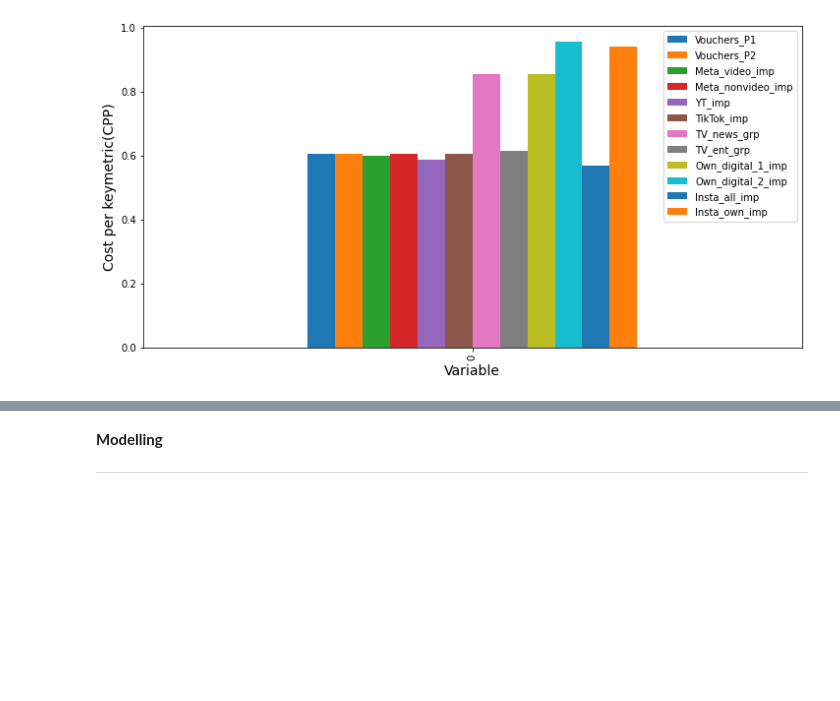
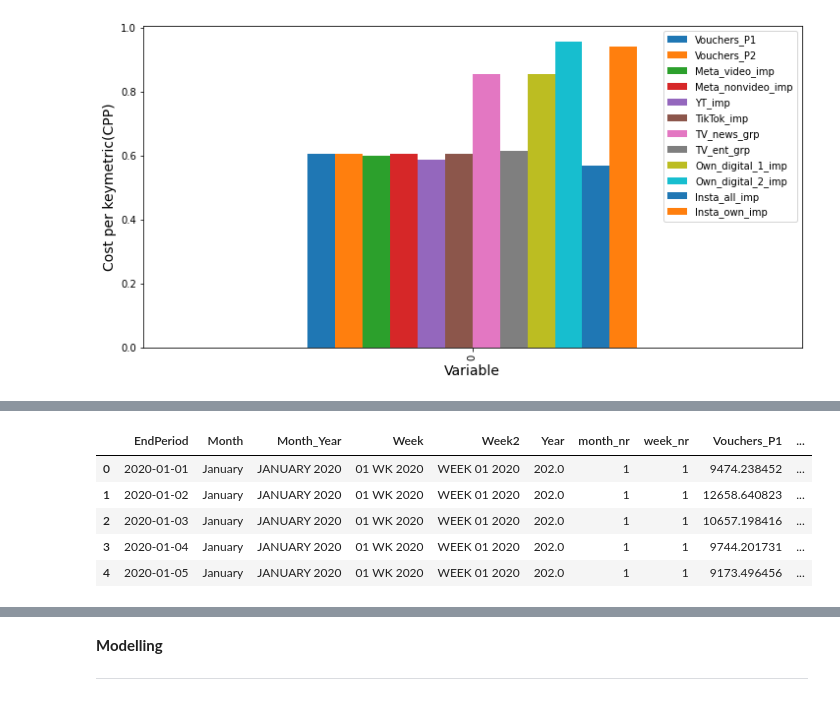
Before and after one commit to Akash743/Mathematical-Optimization, a Jupyter notebook: Testing_final.ipynb, the cells around one changed output, grey strips where cells are left out. Cells and saved outputs as stored; diff of their text form; code cells hidden in the pictures; blank space fills up the shorter version.

```diff
--- a/Testing_final.ipynb
+++ b/Testing_final.ipynb
@@ -546,0 +595,9 @@ plt.gcf().set_size_inches(12, 6)
+# %%
+dm.head()
+# %% [output]
+|  | EndPeriod | Month | Month_Year | Week | Week2 | Year | month_nr | week_nr | Vouchers_P1 | ... |
+| 0 | 2020-01-01 | January | JANUARY 2020 | 01 WK 2020 | WEEK 01 2020 | 202.0 | 1 | 1 | 9474.238452 | ... |
+| 1 | 2020-01-02 | January | JANUARY 2020 | 01 WK 2020 | WEEK 01 2020 | 202.0 | 1 | 1 | 12658.640823 | ... |
+| 2 | 2020-01-03 | January | JANUARY 2020 | 01 WK 2020 | WEEK 01 2020 | 202.0 | 1 | 1 | 10657.198416 | ... |
+| 3 | 2020-01-04 | January | JANUARY 2020 | 01 WK 2020 | WEEK 01 2020 | 202.0 | 1 | 1 | 9744.201731 | ... |
+| 4 | 2020-01-05 | January | JANUARY 2020 | 01 WK 2020 | WEEK 01 2020 | 202.0 | 1 | 1 | 9173.496456 | ... |
```
Also changed, not shown: parts of 14 cells of this notebook.
